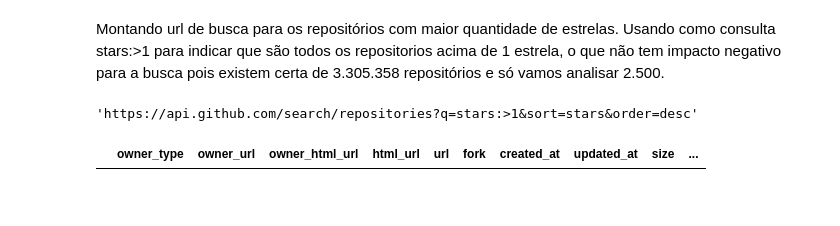
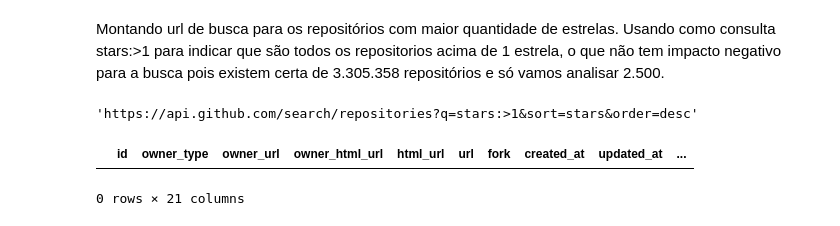
Before and after one commit to Lorenaps/replicacao-pesquisa, a Jupyter notebook: extracao_dados/search_github_api.ipynb, the cells around one changed output. Drawn from its saved outputs; the diff is of its cells as text; code cells hidden in the pictures.

```diff
--- a/extracao_dados/search_github_api.ipynb
+++ b/extracao_dados/search_github_api.ipynb
@@ -41,29 +41,31 @@ colunas=['owner_type',
            'open_issues',
            'watchers']
 # %%
-resultados = pd.DataFrame(columns=['owner_type',
+resultados = pd.DataFrame(columns=['id',
+                                   'owner_type',
                                    'owner_url',
                                    'owner_html_url',
                                    'html_url',
                                    'url',
                                    'fork',
                                    'created_at',
                                    'updated_at',
                                    'size',
                                    'stargazers_count',
                                    'language',
                                    'has_issues',
                                    'has_wiki',
                                    'forks_count',
                                    'forks',
                                    'open_issues',
                                    'watchers',
                                    'commits',
                                    'contributors',
                                    'readme',])
 resultados.head()
 # %% [output]
-|  | owner_type | owner_url | owner_html_url | html_url | url | fork | created_at | updated_at | size | ... |
+|  | id | owner_type | owner_url | owner_html_url | html_url | url | fork | created_at | updated_at | ... |
+0 rows × 21 columns
 # %%
 def add_resultado(item):
     df = pd.DataFrame([[
```
Also changed, not shown: parts of 18 cells of this notebook.
